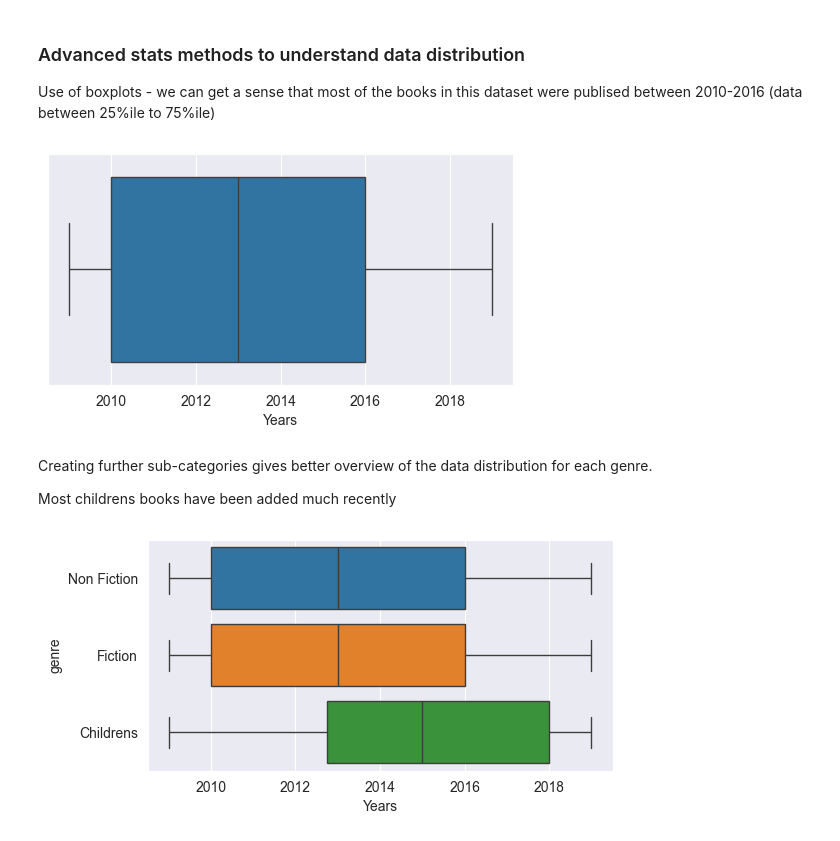
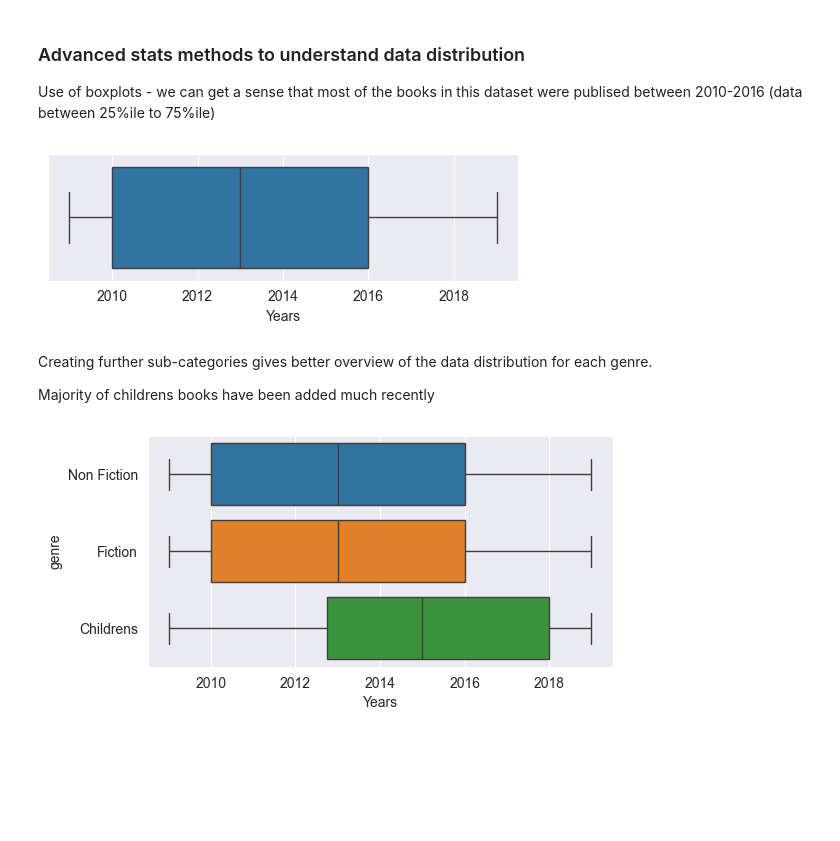
Before and after one commit to abhijeet-bhambere/exploratory_data_analysis, a Jupyter notebook: EDA_In_Python.ipynb, the cells around one changed output. Drawn from its saved outputs; the diff is of its cells as text; code cells hidden in the pictures; blank space fills up the shorter version.

```diff
--- a/EDA_In_Python.ipynb
+++ b/EDA_In_Python.ipynb
@@ -200,16 +200,17 @@ np.int64(2019)
 ### Advanced stats methods to understand data distribution
 Use of boxplots - we can get a sense that most of the books in this dataset were publised between 2010-2016 (data between 25%ile to 75%ile)
 # %%
-plt.figure(figsize=(6,3))
+plt.figure(figsize=(5,2))
 sns.boxplot(data=books, x="year")
 plt.xlabel("Years")
+plt.tight_layout()
 plt.show()
 # %% [output]
-[figure, old version]
+[figure, new version]
 # %% [markdown]
 Creating further sub-categories gives better overview of the data distribution for each genre.
 
-Most childrens books have been added much recently
+Majority of childrens books have been added much recently
 # %%
 plt.figure(figsize=(6,3))
 sns.boxplot(data=books, x="year", y="genre", hue="genre")
```
Also changed, not shown: parts of 39 cells of this notebook.
